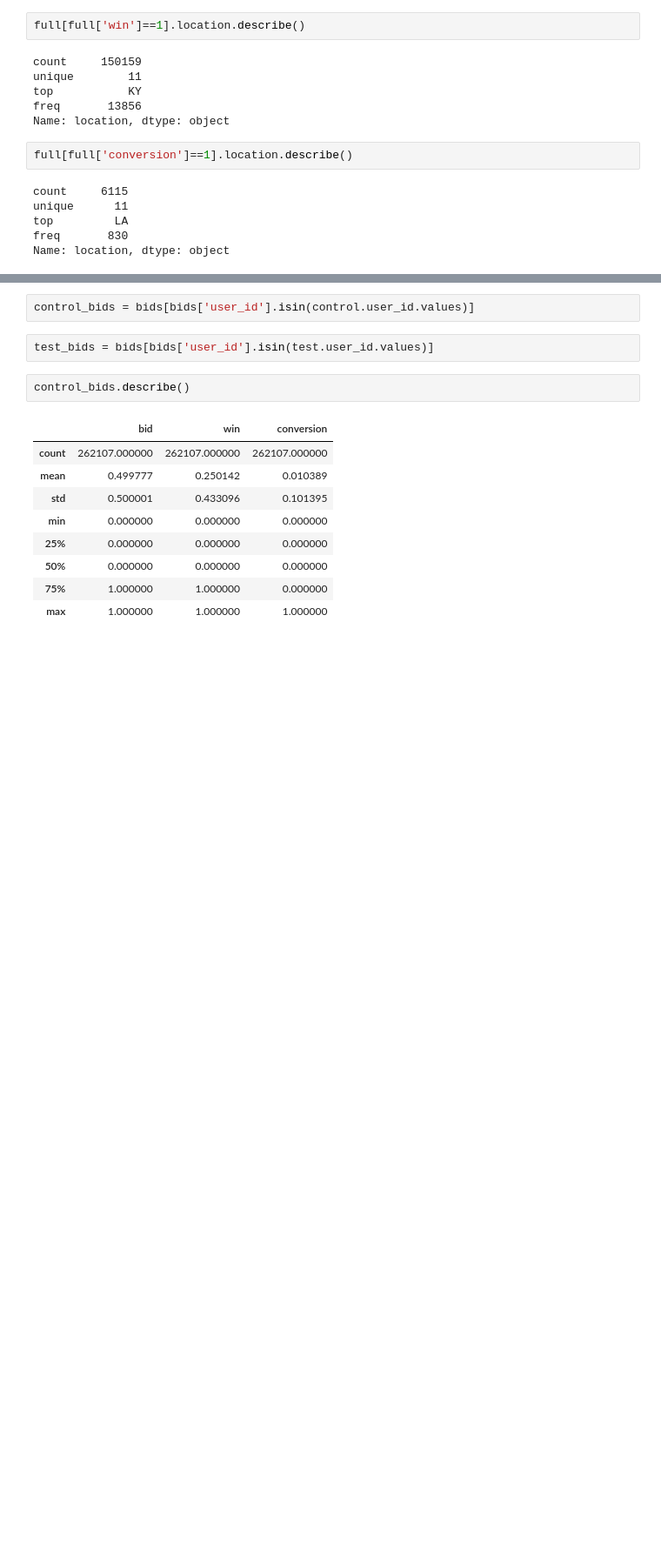
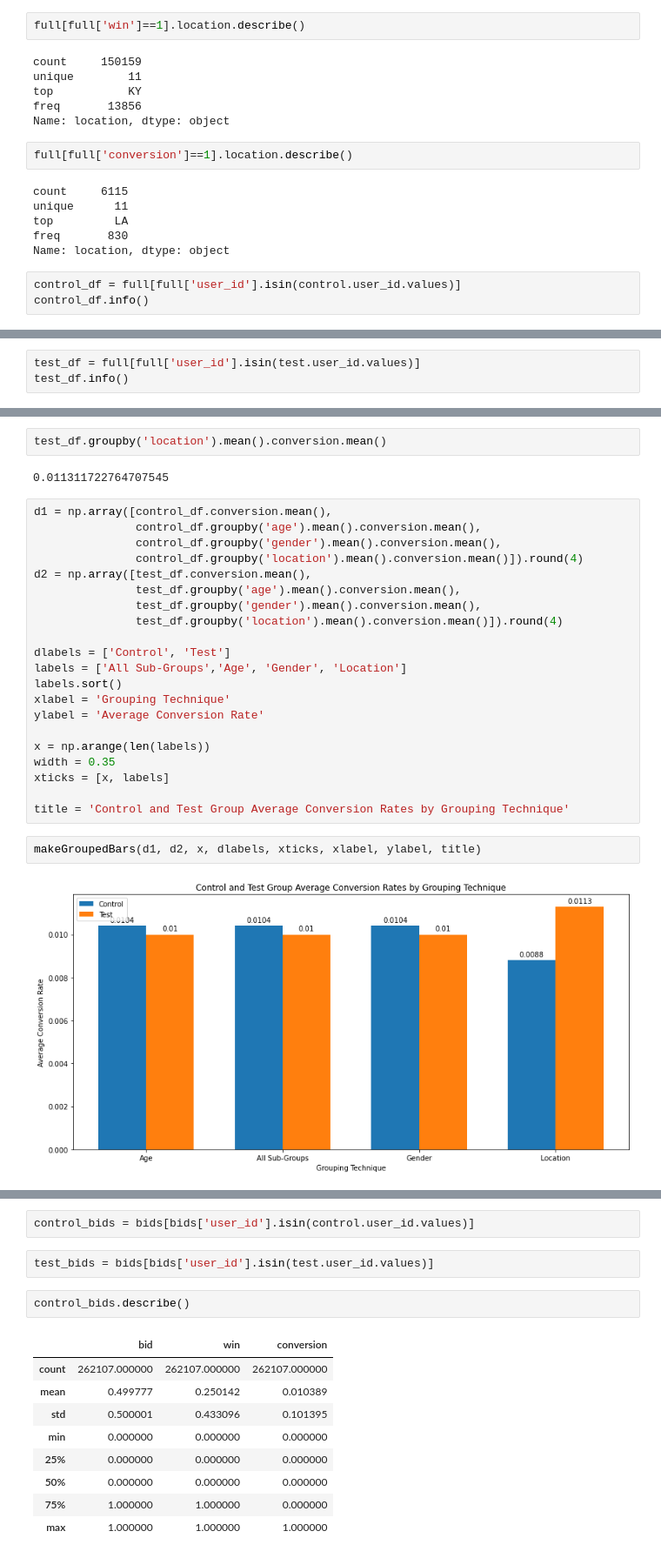
Before and after one commit to jkurdys/Vericast, a Jupyter notebook: notebooks/EDA.ipynb, the cells around one changed output, grey strips where cells are left out. Shown at 87% size. Saved outputs shown, nothing was run; the diff lists cells and outputs as text; blank space fills up the shorter version.

```diff
--- a/notebooks/EDA.ipynb
+++ b/notebooks/EDA.ipynb
@@ -307,3 +307,6 @@ unique      11
 top         LA
 freq       830
 Name: location, dtype: object
+# %%
+control_df = full[full['user_id'].isin(control.user_id.values)]
+control_df.info()
@@ -309,0 +334,3 @@ Name: location, dtype: object
+# %%
+test_df = full[full['user_id'].isin(test.user_id.values)]
+test_df.info()
@@ -309,0 +498,29 @@ Name: location, dtype: object
+# %%
+test_df.groupby('location').mean().conversion.mean()
+# %% [output]
+0.011311722764707545
+# %%
+d1 = np.array([control_df.conversion.mean(),
+               control_df.groupby('age').mean().conversion.mean(),
+               control_df.groupby('gender').mean().conversion.mean(),
+               control_df.groupby('location').mean().conversion.mean()]).round(4)
+d2 = np.array([test_df.conversion.mean(),
+               test_df.groupby('age').mean().conversion.mean(),
+               test_df.groupby('gender').mean().conversion.mean(),
+               test_df.groupby('location').mean().conversion.mean()]).round(4)
+
+dlabels = ['Control', 'Test']
+labels = ['All Sub-Groups','Age', 'Gender', 'Location']
+labels.sort()
+xlabel = 'Grouping Technique'
+ylabel = 'Average Conversion Rate'
+
+x = np.arange(len(labels))
+width = 0.35
+xticks = [x, labels]
+
+title = 'Control and Test Group Average Conversion Rates by Grouping Technique'
+# %%
+makeGroupedBars(d1, d2, x, dlabels, xticks, xlabel, ylabel, title)
+# %% [output]
+[figure, added]
```
Also changed, not shown: parts of 22 cells of this notebook, 4 other files.
